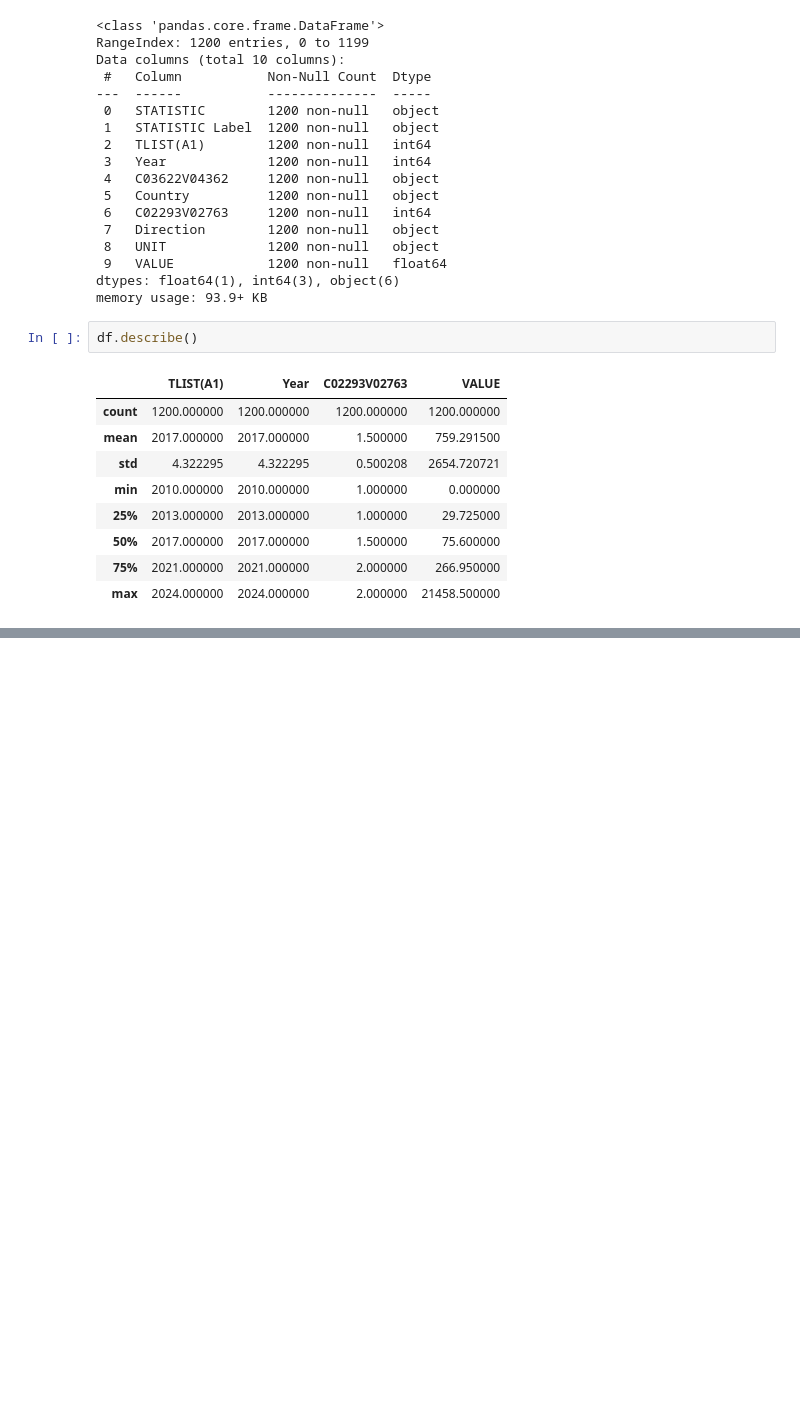
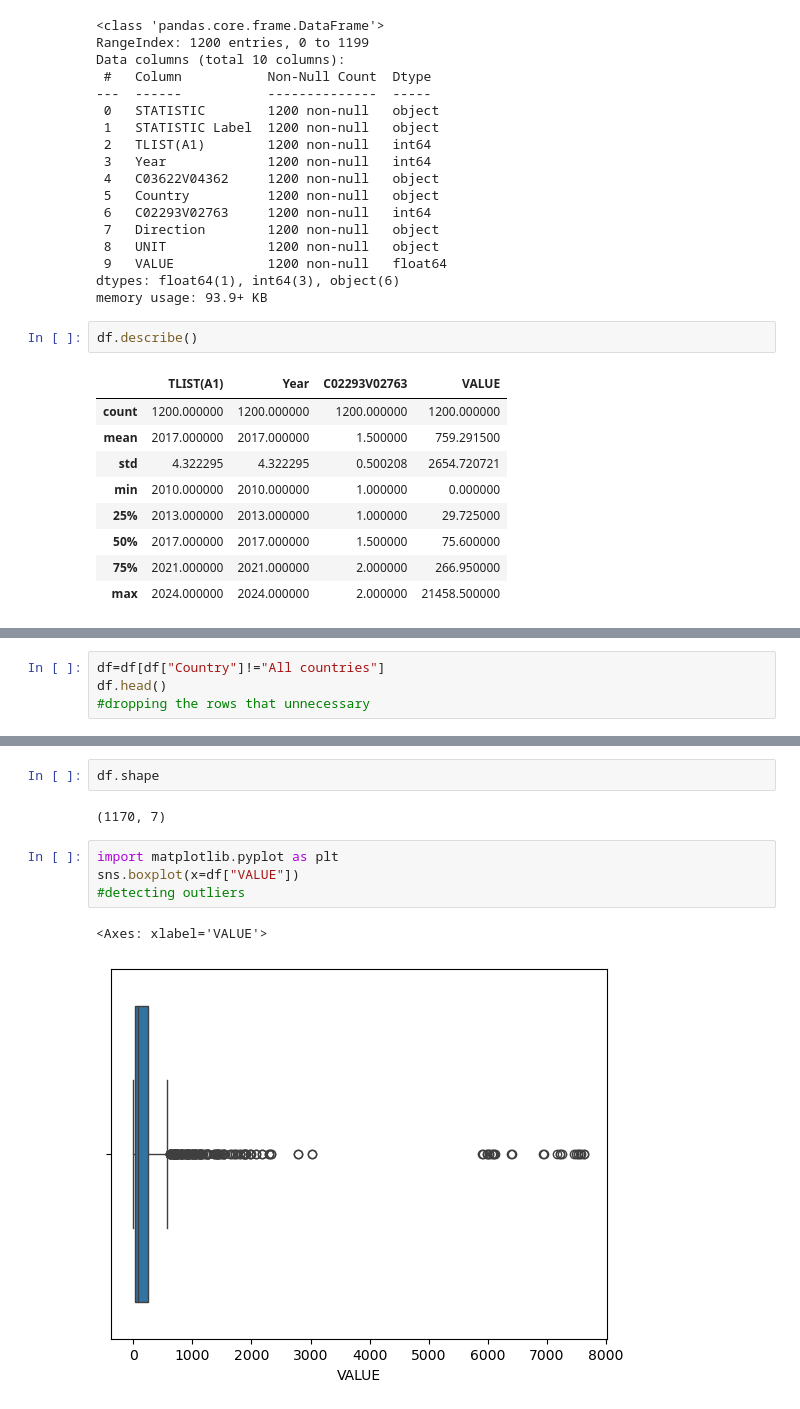
Before and after one commit to Zayaa0404/tourism1, a Jupyter notebook: tourism1.ipynb, the cells around one changed output, grey strips where cells are left out. Drawn from its saved outputs; the diff is of its cells as text; blank space fills up the shorter version.

```diff
--- a/tourism1.ipynb
+++ b/tourism1.ipynb
@@ -60,0 +121,4 @@ df.describe()
+# %%
+df=df[df["Country"]!="All countries"]
+df.head()
+#dropping the rows that unnecessary
@@ -60,0 +132,11 @@ df.describe()
+# %%
+df.shape
+# %% [output]
+(1170, 7)
+# %%
+import matplotlib.pyplot as plt
+sns.boxplot(x=df["VALUE"])
+#detecting outliers
+# %% [output]
+<Axes: xlabel='VALUE'>
+[figure, added]
```
Also changed, not shown: parts of 19 cells of this notebook.
